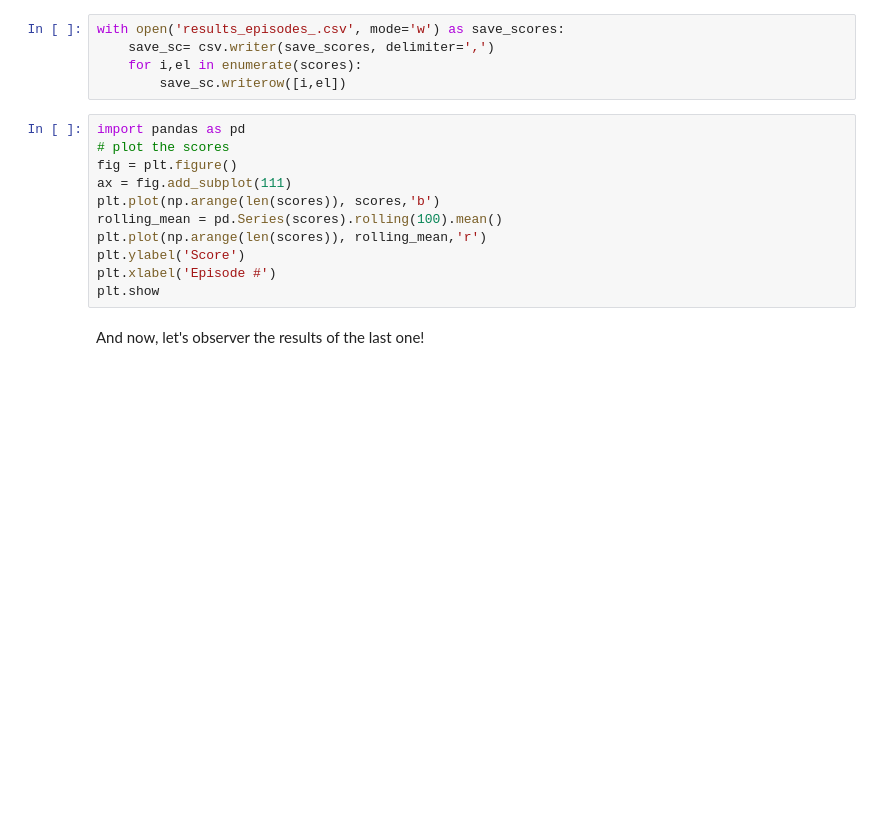
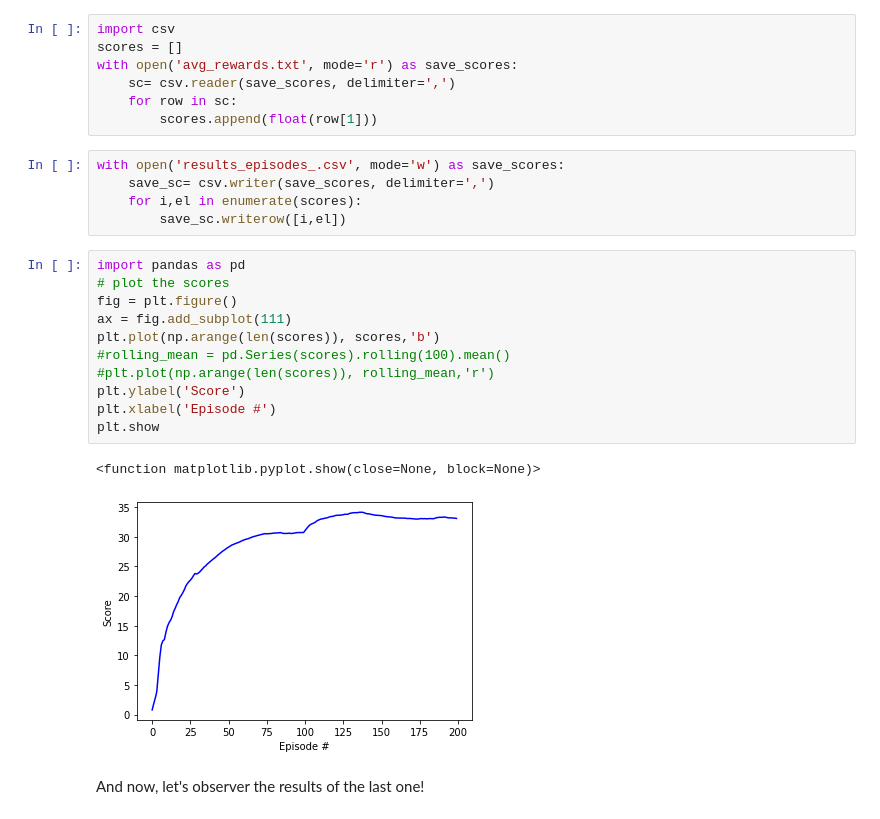
Before and after one commit to josemiserra/ddpg_reacher, a Jupyter notebook: Continuous_Control - Multiagent.ipynb, the cells around one changed output. Saved outputs shown, nothing was run; the diff lists cells and outputs as text; blank space fills up the shorter version.

Commit message:
docs: Last iteration of report. Plots added

```diff
--- a/Continuous_Control - Multiagent.ipynb
+++ b/Continuous_Control - Multiagent.ipynb
@@ -197,3 +198,10 @@ Episode 202     Average Score: 32.94
+# %%
+import csv
+scores = []
+with open('avg_rewards.txt', mode='r') as save_scores:
+    sc= csv.reader(save_scores, delimiter=',')
+    for row in sc:
+        scores.append(float(row[1]))
 # %%
 with open('results_episodes_.csv', mode='w') as save_scores:
     save_sc= csv.writer(save_scores, delimiter=',')
@@ -202,14 +210,17 @@ with open('results_episodes_.csv', mode='w') as save_scores:
 # %%
 import pandas as pd
 # plot the scores
 fig = plt.figure()
 ax = fig.add_subplot(111)
 plt.plot(np.arange(len(scores)), scores,'b')
-rolling_mean = pd.Series(scores).rolling(100).mean()
-plt.plot(np.arange(len(scores)), rolling_mean,'r')
+#rolling_mean = pd.Series(scores).rolling(100).mean()
+#plt.plot(np.arange(len(scores)), rolling_mean,'r')
 plt.ylabel('Score')
 plt.xlabel('Episode #')
 plt.show
+# %% [output]
+<function matplotlib.pyplot.show(close=None, block=None)>
+[figure, added]
 # %% [markdown]
 And now, let's observer the results of the last one!
 # %%
```
Also changed, not shown: parts of 1 cell of this notebook, 12 other files.
